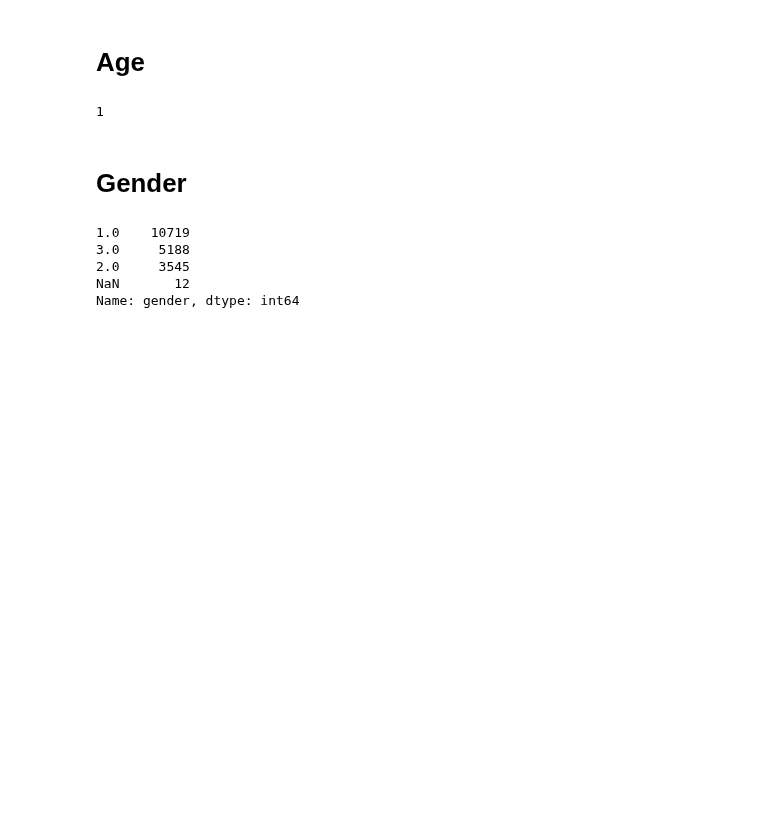
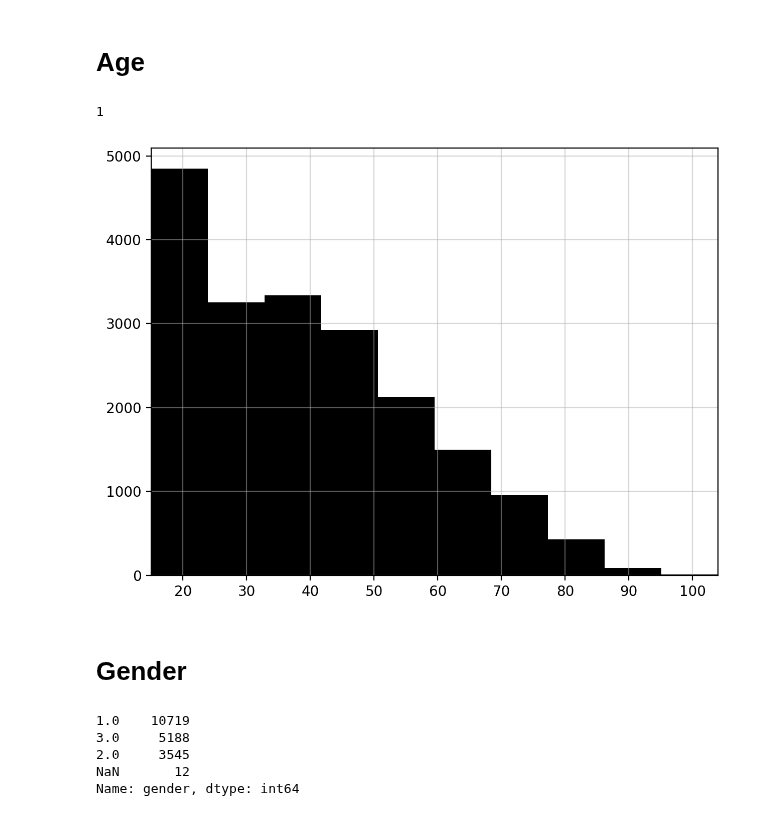
Before and after one commit to mjv2146/access-to-financial-markets, a Jupyter notebook: notebooks2/2005/01_clean_ind_2005.ipynb, the cells around one changed output. Saved outputs shown, nothing was run; the diff lists cells and outputs as text; code cells hidden in the pictures; blank space fills up the shorter version.

```diff
--- a/notebooks2/2005/01_clean_ind_2005.ipynb
+++ b/notebooks2/2005/01_clean_ind_2005.ipynb
@@ -169,5 +173,6 @@ Name: education, dtype: int64
 # %%
 df.education = df.education.astype('str').replace(education)
-df.loc[df.attended_school == False, 'education'] = 'low'
+df.loc[df.attended_school == False, 'education'] = 'Low'
+df['education'] = pd.Categorical(df['education'], categories=['Low', 'Medium', 'High', 'nan'])
 df.education.value_counts()
 # %% [output]
@@ -183,6 +187,11 @@ Name: education, dtype: int64
 df.age.isna().sum()
 # %% [output]
 1
+# %%
+df.age.hist()
+plt.show()
+# %% [output]
+[figure, added]
 # %% [markdown]
 # Gender
 # %%
```
Also changed, not shown: parts of 3 cells of this notebook, 2 other files.
